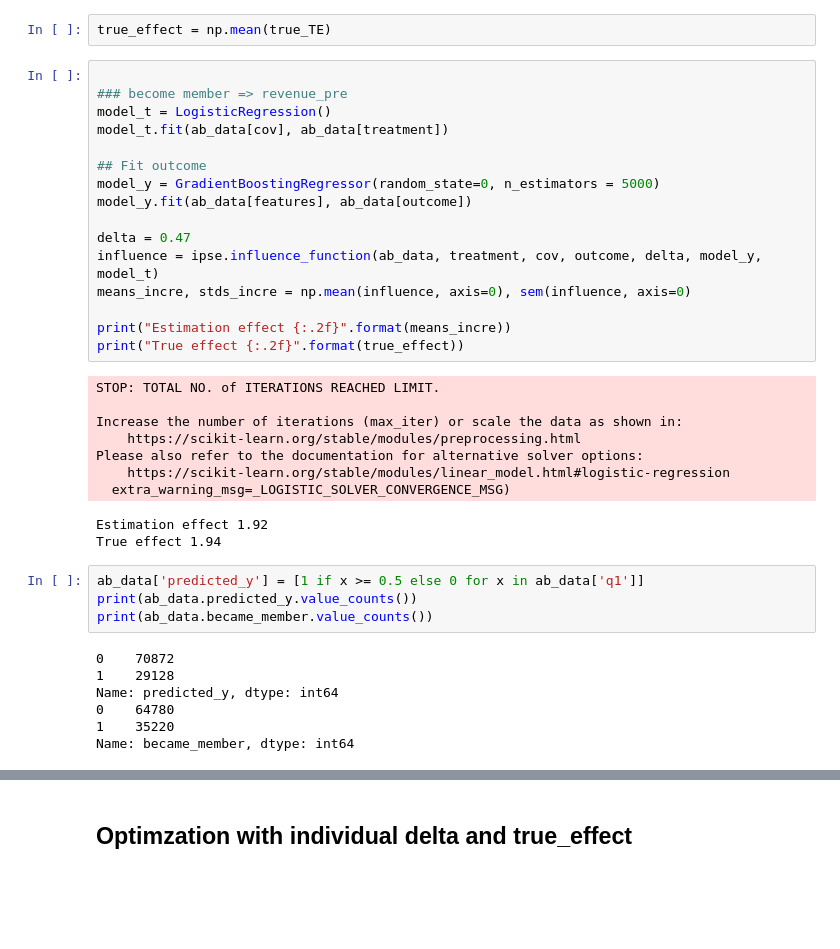
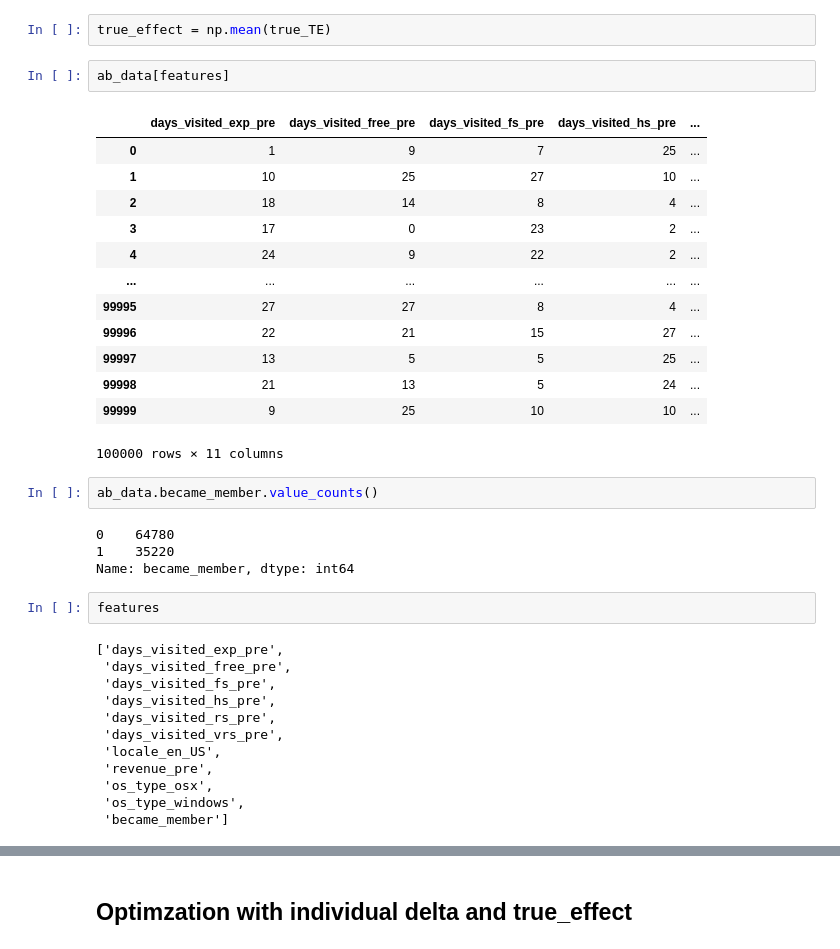
Before and after one commit to tridungduong16/InterpretableMachineLearning-ComprehensiveSurvey, a Jupyter notebook: Source Code/my_work/experiment/application/Case Study - Recommendation AB Testing at An Online Travel Company.ipynb, the cells around one changed output, grey strips where cells are left out. Drawn from its saved outputs; the diff is of its cells as text; blank space fills up the shorter version.

```diff
--- a/Source Code/my_work/experiment/application/Case Study - Recommendation AB Testing at An Online Travel Company.ipynb
+++ b/Source Code/my_work/experiment/application/Case Study - Recommendation AB Testing at An Online Travel Company.ipynb
@@ -119,40 +204,39 @@ TE_fn = lambda X: (0.2 + 0.3 * X['days_visited_free_pre'] - 0.2 * X['days_visite
 true_TE = TE_fn(ab_data[cov])
 # %%
 true_effect = np.mean(true_TE)
-# %%
-
-### become member => revenue_pre
-model_t = LogisticRegression()
-model_t.fit(ab_data[cov], ab_data[treatment])
-
-## Fit outcome
-model_y = GradientBoostingRegressor(random_state=0, n_estimators = 5000)
-model_y.fit(ab_data[features], ab_data[outcome])
-
-delta = 0.47
-influence = ipse.influence_function(ab_data, treatment, cov, outcome, delta, model_y, model_t)
-means_incre, stds_incre = np.mean(influence, axis=0), sem(influence, axis=0)
-
-print("Estimation effect {:.2f}".format(means_incre))
-print("True effect {:.2f}".format(true_effect))
-# %% [output]
-STOP: TOTAL NO. of ITERATIONS REACHED LIMIT.
-
-Increase the number of iterations (max_iter) or scale the data as shown in:
-    https://scikit-learn.org/stable/modules/preprocessing.html
-Please also refer to the documentation for alternative solver options:
-    https://scikit-learn.org/stable/modules/linear_model.html#logistic-regression
-  extra_warning_msg=_LOGISTIC_SOLVER_CONVERGENCE_MSG)
-Estimation effect 1.92
-True effect 1.94
-# %%
-ab_data['predicted_y'] = [1 if x >= 0.5 else 0 for x in ab_data['q1']]
-print(ab_data.predicted_y.value_counts())
-print(ab_data.became_member.value_counts())
-# %% [output]
-0    70872
-1    29128
-Name: predicted_y, dtype: int64
-0    64780
-1    35220
-Name: became_member, dtype: int64
+# %%
+ab_data[features]
+# %% [output]
+|  | days_visited_exp_pre | days_visited_free_pre | days_visited_fs_pre | days_visited_hs_pre | ... |
+| 0 | 1 | 9 | 7 | 25 | ... |
+| 1 | 10 | 25 | 27 | 10 | ... |
+| 2 | 18 | 14 | 8 | 4 | ... |
+| 3 | 17 | 0 | 23 | 2 | ... |
+| 4 | 24 | 9 | 22 | 2 | ... |
+| ... | ... | ... | ... | ... | ... |
+| 99995 | 27 | 27 | 8 | 4 | ... |
+| 99996 | 22 | 21 | 15 | 27 | ... |
+| 99997 | 13 | 5 | 5 | 25 | ... |
+| 99998 | 21 | 13 | 5 | 24 | ... |
+| 99999 | 9 | 25 | 10 | 10 | ... |
+100000 rows × 11 columns
+# %%
+ab_data.became_member.value_counts()
+# %% [output]
+0    64780
+1    35220
+Name: became_member, dtype: int64
+# %%
+features
+# %% [output]
+['days_visited_exp_pre',
+ 'days_visited_free_pre',
+ 'days_visited_fs_pre',
+ 'days_visited_hs_pre',
+ 'days_visited_rs_pre',
+ 'days_visited_vrs_pre',
+ 'locale_en_US',
+ 'revenue_pre',
+ 'os_type_osx',
+ 'os_type_windows',
+ 'became_member']
```
Also changed, not shown: parts of 24 cells of this notebook, 52 other files.
